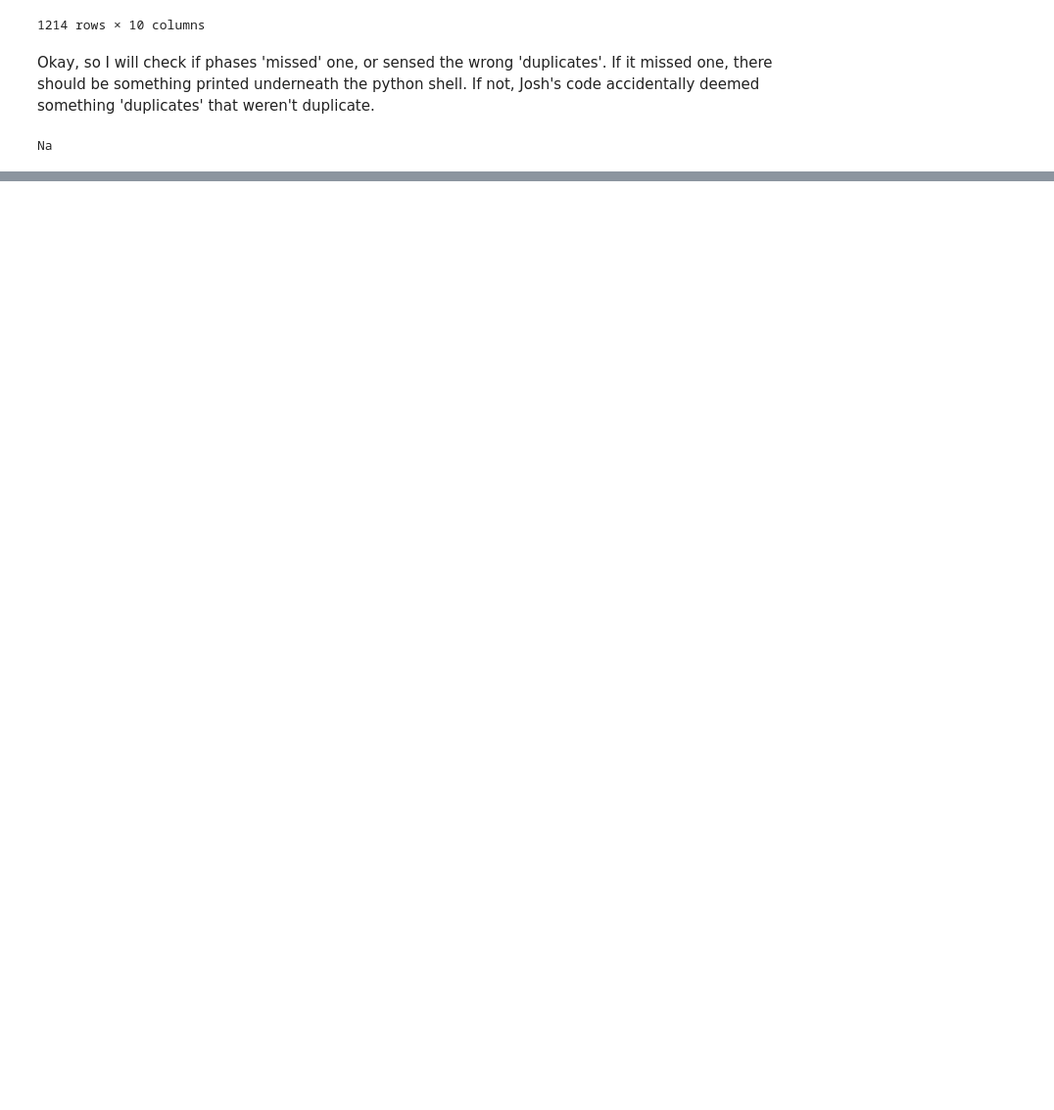
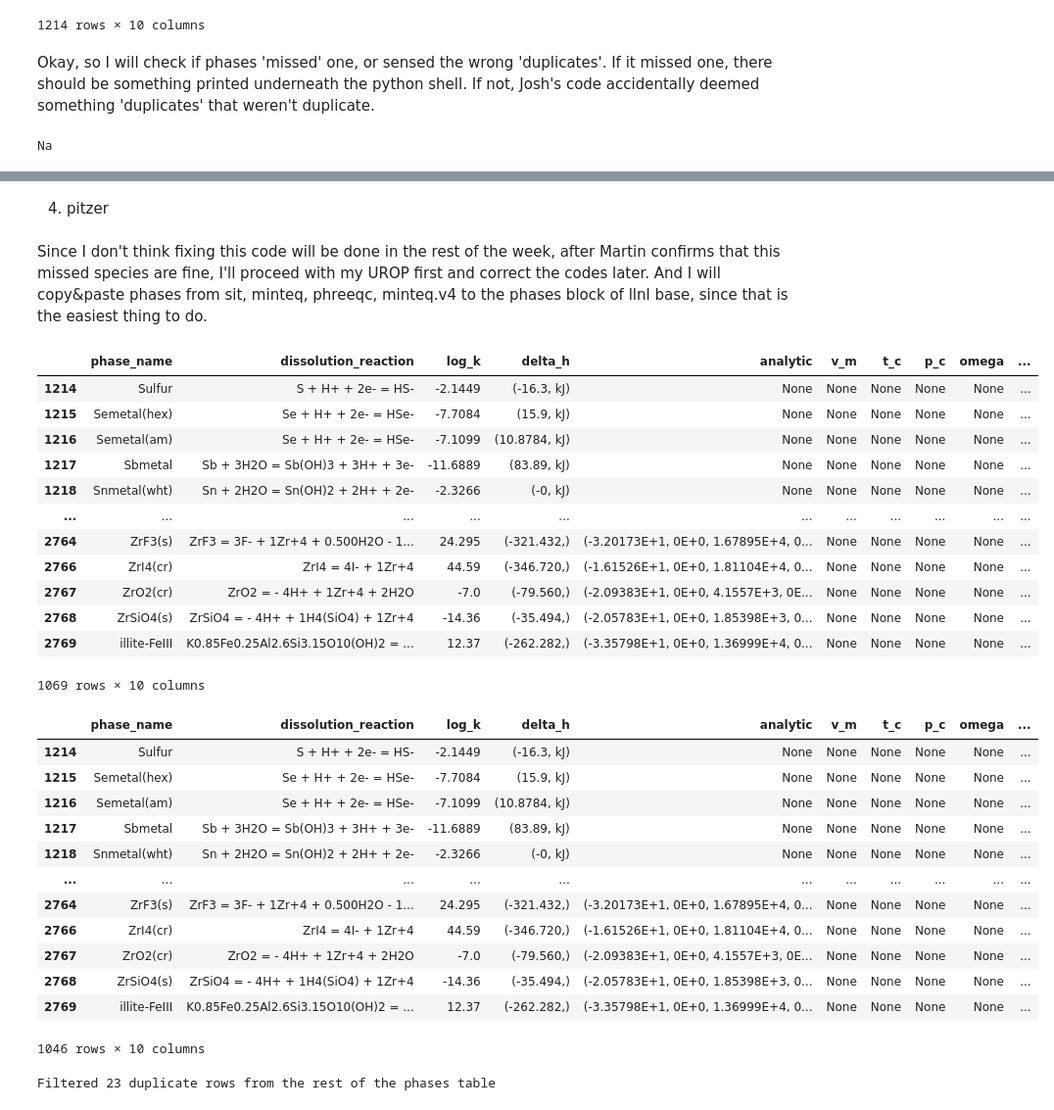
Before and after one commit to doyeon-uni/UROP2025, a Jupyter notebook: phases.ipynb, the cells around one changed output, grey strips where cells are left out. Shown at 98% size. Drawn from its saved outputs; the diff is of its cells as text; code cells hidden in the pictures; blank space fills up the shorter version.

Commit message:
Add files via upload
updated phase.ipynb

```diff
--- a/phases.ipynb
+++ b/phases.ipynb
@@ -110,0 +231,2 @@ So based on this, let's change his code a little bit and test it again.
+# %% [markdown]
+4. pitzer
@@ -110,0 +246,42 @@ So based on this, let's change his code a little bit and test it again.
+# %% [markdown]
+Since I don't think fixing this code will be done in the rest of the week, after Martin confirms that this missed species are fine, I'll proceed with my UROP first and correct the codes later. And I will copy&paste phases from sit, minteq, phreeqc, minteq.v4 to the phases block of llnl base, since that is the easiest thing to do.
+# %%
+# let's start by making a dataframe that contains phases that don't exist originally in llnl
+rest_unique = phases[~phases['phase_name'].isin(phases_llnl['phase_name'])]
+display(rest_unique)
+
+# let's remove duplicates from different sources.
+before = len(rest_unique)
+filter_columns = ['phase_name']
+phases_new = rest_unique.drop_duplicates(subset=filter_columns)
+after = len(phases_new)
+display(phases_new)
+print(f'Filtered {before - after} duplicate rows from the rest of the phases table')
+# %% [output]
+|  | phase_name | dissolution_reaction | log_k | delta_h | analytic | v_m | t_c | p_c | omega | ... |
+| 1214 | Sulfur | S + H+ + 2e- = HS- | -2.1449 | (-16.3, kJ) | None | None | None | None | None | ... |
+| 1215 | Semetal(hex) | Se + H+ + 2e- = HSe- | -7.7084 | (15.9, kJ) | None | None | None | None | None | ... |
+| 1216 | Semetal(am) | Se + H+ + 2e- = HSe- | -7.1099 | (10.8784, kJ) | None | None | None | None | None | ... |
+| 1217 | Sbmetal | Sb + 3H2O = Sb(OH)3 + 3H+ + 3e- | -11.6889 | (83.89, kJ) | None | None | None | None | None | ... |
+| 1218 | Snmetal(wht) | Sn + 2H2O = Sn(OH)2 + 2H+ + 2e- | -2.3266 | (-0, kJ) | None | None | None | None | None | ... |
+| ... | ... | ... | ... | ... | ... | ... | ... | ... | ... | ... |
+| 2764 | ZrF3(s) | ZrF3 = 3F- + 1Zr+4 + 0.500H2O - 1... | 24.295 | (-321.432,) | (-3.20173E+1, 0E+0, 1.67895E+4, 0... | None | None | None | None | ... |
+| 2766 | ZrI4(cr) | ZrI4 = 4I- + 1Zr+4 | 44.59 | (-346.720,) | (-1.61526E+1, 0E+0, 1.81104E+4, 0... | None | None | None | None | ... |
+| 2767 | ZrO2(cr) | ZrO2 = - 4H+ + 1Zr+4 + 2H2O | -7.0 | (-79.560,) | (-2.09383E+1, 0E+0, 4.1557E+3, 0E... | None | None | None | None | ... |
+| 2768 | ZrSiO4(s) | ZrSiO4 = - 4H+ + 1H4(SiO4) + 1Zr+4 | -14.36 | (-35.494,) | (-2.05783E+1, 0E+0, 1.85398E+3, 0... | None | None | None | None | ... |
+| 2769 | illite-FeIII | K0.85Fe0.25Al2.6Si3.15O10(OH)2 = ... | 12.37 | (-262.282,) | (-3.35798E+1, 0E+0, 1.36999E+4, 0... | None | None | None | None | ... |
+1069 rows × 10 columns
+|  | phase_name | dissolution_reaction | log_k | delta_h | analytic | v_m | t_c | p_c | omega | ... |
+| 1214 | Sulfur | S + H+ + 2e- = HS- | -2.1449 | (-16.3, kJ) | None | None | None | None | None | ... |
+| 1215 | Semetal(hex) | Se + H+ + 2e- = HSe- | -7.7084 | (15.9, kJ) | None | None | None | None | None | ... |
+| 1216 | Semetal(am) | Se + H+ + 2e- = HSe- | -7.1099 | (10.8784, kJ) | None | None | None | None | None | ... |
+| 1217 | Sbmetal | Sb + 3H2O = Sb(OH)3 + 3H+ + 3e- | -11.6889 | (83.89, kJ) | None | None | None | None | None | ... |
+| 1218 | Snmetal(wht) | Sn + 2H2O = Sn(OH)2 + 2H+ + 2e- | -2.3266 | (-0, kJ) | None | None | None | None | None | ... |
+| ... | ... | ... | ... | ... | ... | ... | ... | ... | ... | ... |
+| 2764 | ZrF3(s) | ZrF3 = 3F- + 1Zr+4 + 0.500H2O - 1... | 24.295 | (-321.432,) | (-3.20173E+1, 0E+0, 1.67895E+4, 0... | None | None | None | None | ... |
+| 2766 | ZrI4(cr) | ZrI4 = 4I- + 1Zr+4 | 44.59 | (-346.720,) | (-1.61526E+1, 0E+0, 1.81104E+4, 0... | None | None | None | None | ... |
+| 2767 | ZrO2(cr) | ZrO2 = - 4H+ + 1Zr+4 + 2H2O | -7.0 | (-79.560,) | (-2.09383E+1, 0E+0, 4.1557E+3, 0E... | None | None | None | None | ... |
+| 2768 | ZrSiO4(s) | ZrSiO4 = - 4H+ + 1H4(SiO4) + 1Zr+4 | -14.36 | (-35.494,) | (-2.05783E+1, 0E+0, 1.85398E+3, 0... | None | None | None | None | ... |
+| 2769 | illite-FeIII | K0.85Fe0.25Al2.6Si3.15O10(OH)2 = ... | 12.37 | (-262.282,) | (-3.35798E+1, 0E+0, 1.36999E+4, 0... | None | None | None | None | ... |
+1046 rows × 10 columns
+Filtered 23 duplicate rows from the rest of the phases table
```
Also changed, not shown: parts of 19 cells of this notebook.
